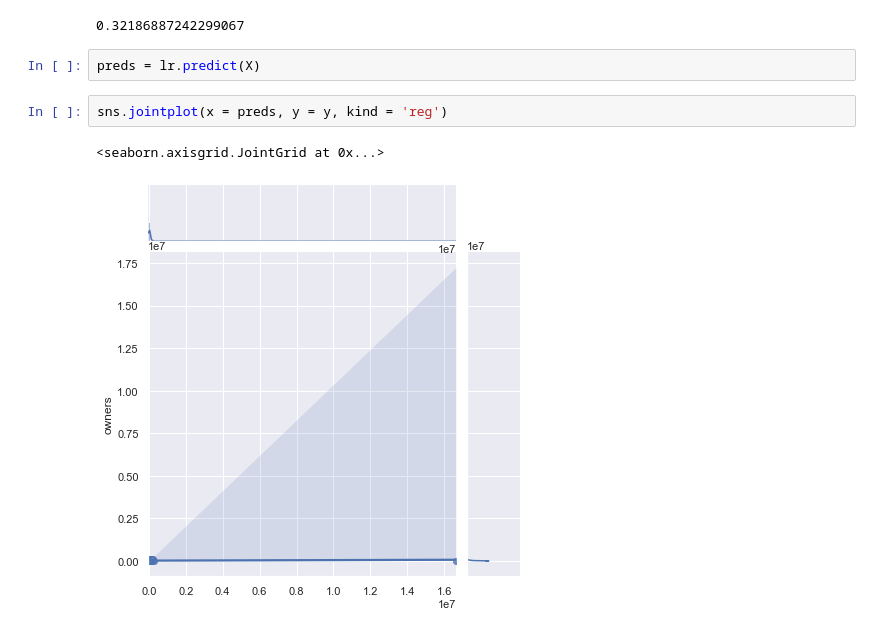
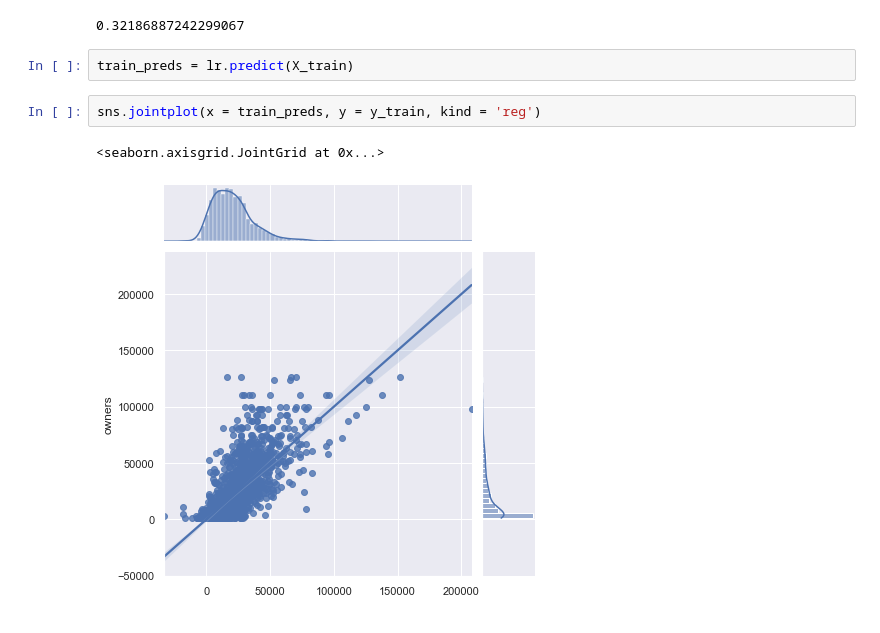
Before and after one commit to MichaelHarnett/Regression_Metis, a Jupyter notebook: feature_transformations.ipynb, the cells around one changed output. Drawn from its saved outputs; the diff is of its cells as text.

```diff
--- a/feature_transformations.ipynb
+++ b/feature_transformations.ipynb
@@ -182,9 +202,9 @@ lr.score(X_val, y_val)
 # %% [output]
 0.32186887242299067
 # %%
-preds = lr.predict(X)
+train_preds = lr.predict(X_train)
 # %%
-sns.jointplot(x = preds, y = y, kind = 'reg')
+sns.jointplot(x = train_preds, y = y_train, kind = 'reg')
 # %% [output]
 <seaborn.axisgrid.JointGrid at 0x...>
-[figure, old version]
+[figure, new version]
```
Also changed, not shown: parts of 4 cells of this notebook, 2 other files.
